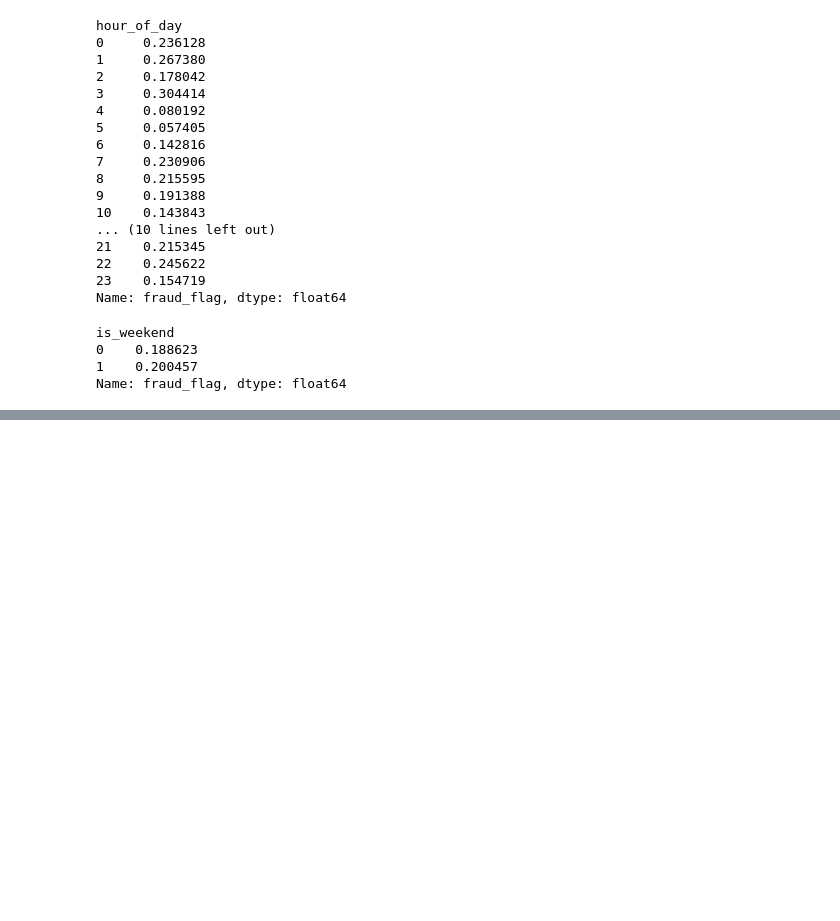
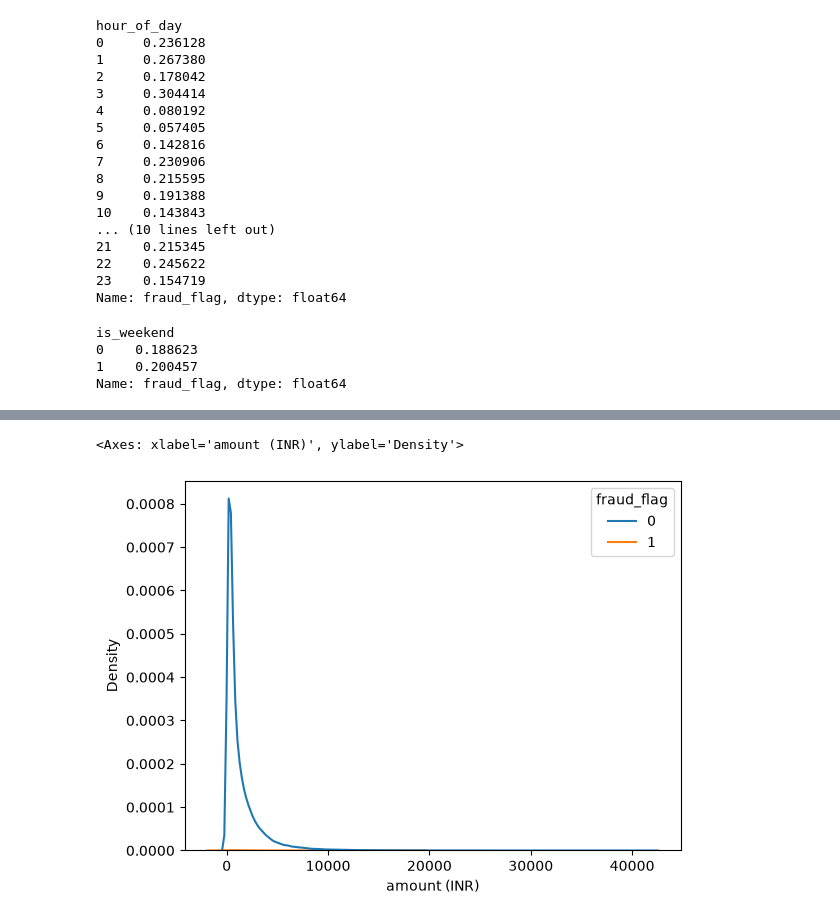
Before and after one commit to AbhayRana123987/upi-fraud-detection, a Jupyter notebook: notebooks/UPI_Fraud_Detection.ipynb, the cells around one changed output, grey strips where cells are left out. Cells and saved outputs as stored; diff of their text form; code cells hidden in the pictures; blank space fills up the shorter version.

Commit message:
Complete EDA and start data cleaning

```diff
--- a/notebooks/UPI_Fraud_Detection.ipynb
+++ b/notebooks/UPI_Fraud_Detection.ipynb
@@ -233,0 +265,9 @@ Name: fraud_flag, dtype: float64
+# %%
+sns.kdeplot(
+    data=df,
+    x='amount (INR)',
+    hue='fraud_flag'
+)
+# %% [output]
+<Axes: xlabel='amount (INR)', ylabel='Density'>
+[figure, added]
```
Also changed, not shown: parts of 31 cells of this notebook.
